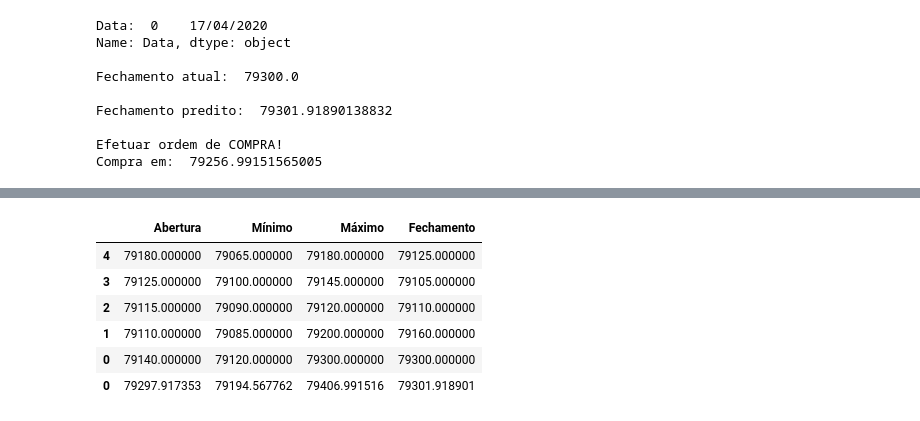
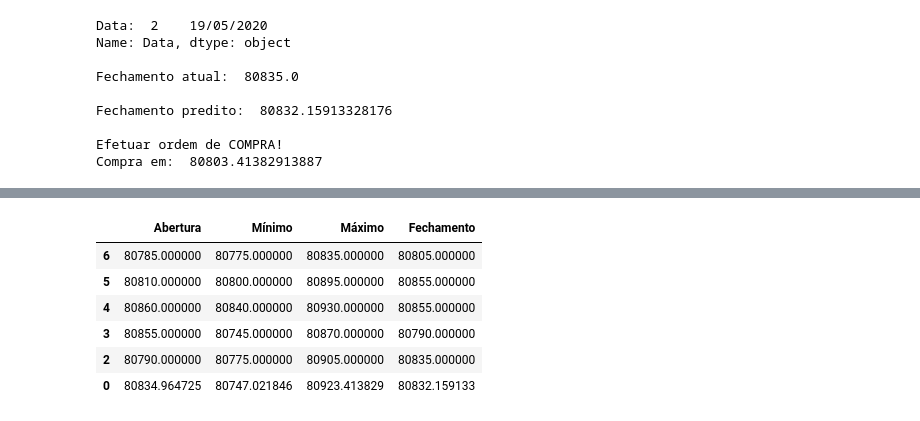
Before and after one commit to arthurmb98/Trade, a Jupyter notebook: linear_regression_trade.ipynb, the cells around one changed output, grey strips where cells are left out. Drawn from its saved outputs; the diff is of its cells as text; code cells hidden in the pictures.

```diff
--- a/linear_regression_trade.ipynb
+++ b/linear_regression_trade.ipynb
@@ -233,0 +216,14 @@ data_frame.describe()
+# %%
+# carrega o data frame FORMATO ANSI
+
+data_frame = pd.read_csv('Dados/WINJ20_1min_.csv', sep=';',encoding = "ISO-8859-1") # data frame
+
+data_frame['Data'] = pd.to_datetime(data_frame['Data'], format='%d/%m/%Y',errors='ignore')
+data_frame['Hora'] = pd.to_datetime(data_frame['Hora']).dt.time
+
+data_frame['Variação'] = data_frame['Fechamento'].sub(data_frame['Abertura'])
+data_frame['Variação(%)'] = 100*data_frame['Fechamento'].sub(data_frame['Abertura']).div(data_frame['Fechamento'])
+#data_frame['Média'] = data_frame['Fechamento'].add(data_frame['Abertura']).add(data_frame['Máximo']).add(data_frame['Mínimo']).div(4)
+data_frame = data_frame.sort_values(by=['Data', 'Hora'])
+
+data_frame.head()
@@ -236,9 +239,18 @@ data_frame.describe()
 
 features_entrada = ['Abertura','Mínimo','Máximo','Fechamento']
 
-model_abertura = fit_model_abertura_saida_atrasada(data_frame)
-model_minimo = fit_model_minimo_saida_atrasada(data_frame)
-model_maximo = fit_model_maximo_saida_atrasada(data_frame)
-model_fechamento = fit_model_fechamento_saida_atrasada(data_frame)
+abertura = data_frame['Abertura']
+minimo = data_frame['Mínimo']
+maximo = data_frame['Máximo']
+fechamento = data_frame['Fechamento']
+
+modelo = LinearRegression()
+
+show_errors = True
+
+model_abertura = fit_model_saida_atrasada(data_frame[features_entrada], abertura, modelo, "Abertura", show_errors)
+model_minimo = fit_model_saida_atrasada(data_frame[features_entrada], minimo, modelo, "Mínimo", show_errors)
+model_maximo= fit_model_saida_atrasada(data_frame[features_entrada], maximo, modelo, "Máximo", show_errors)
+model_fechamento = fit_model_saida_atrasada(data_frame[features_entrada], fechamento, modelo, "Fechamento", show_errors)
 # %% [output]
 ---------------------------------------------------
@@ -419,5 +305,5 @@ Média do Gap dos Ganhos:  39.48892863530754
 # %%
-desconhecido = pd.read_csv('Dados/WINM20_1min.csv')
+desconhecido = pd.read_csv('Dados/WINM20_1min_teste.csv')
 desconhecido['Variação'] = desconhecido['Fechamento'].sub(desconhecido['Abertura'])
 desconhecido['Data'] = pd.to_datetime(desconhecido['Data'], format='%d/%m%/Y',errors='ignore')
 desconhecido['Hora'] = pd.to_datetime(desconhecido['Hora']).dt.time
@@ -426,7 +312,7 @@ desconhecido = desconhecido.sort_values(by=['Data', 'Hora'])
 limiar_gap = 120 # gap_maximo = 10 # pontos
 erro_ordem = 120 # pontos
 
-dia_x = 0 # dia atual
+dia_x = 2 # dia atual
 
 x_desconhecido = desconhecido[features_entrada][len(desconhecido)-1-dia_x:len(desconhecido)-dia_x]
 fechamento_x = float(x_desconhecido['Fechamento'].to_numpy())
@@ -465,40 +351,40 @@ if(predicao_gap <= limiar_gap):
     print()
 else:
     print("NÃO Efetuar ordem!")
     print()
     print("Gap: ", predicao_abertura - fechamento_x)
     print()
     print("Variação: ", predicao_fechamento - predicao_abertura)
 
 # candles dos ultimos dias.
 
 ultimos_dias = 5 # quantidade de dias anterior ao predito
 
 df = pd.DataFrame(data={'Abertura': [float(predicao_abertura)],'Máximo': [float(predicao_maximo)],'Mínimo': [float(predicao_minimo)],'Fechamento': [float(predicao_fechamento)]})
 dataset = desconhecido[features_entrada][len(desconhecido)-ultimos_dias-dia_x:len(desconhecido)-dia_x].append(df)
 dados = go.Candlestick(
                        open=dataset['Abertura'],
                        high=dataset['Máximo'],
                        low=dataset['Mínimo'],
                        close=dataset['Fechamento'],
                        )
 py.offline.iplot([dados],filename='grafico_candlestick')
 dataset
 # %% [output]
-Data:  0    17/04/2020
+Data:  2    19/05/2020
 Name: Data, dtype: object
 
-Fechamento atual:  79300.0
+Fechamento atual:  80835.0
 
-Fechamento predito:  79301.91890138832
+Fechamento predito:  80832.15913328176
 
 Efetuar ordem de COMPRA!
-Compra em:  79256.99151565005
+Compra em:  80803.41382913887
 [interactive output not drawn]
 |  | Abertura | Mínimo | Máximo | Fechamento |
-| 4 | 79180.000000 | 79065.000000 | 79180.000000 | 79125.000000 |
-| 3 | 79125.000000 | 79100.000000 | 79145.000000 | 79105.000000 |
-| 2 | 79115.000000 | 79090.000000 | 79120.000000 | 79110.000000 |
-| 1 | 79110.000000 | 79085.000000 | 79200.000000 | 79160.000000 |
-| 0 | 79140.000000 | 79120.000000 | 79300.000000 | 79300.000000 |
-| 0 | 79297.917353 | 79194.567762 | 79406.991516 | 79301.918901 |
+| 6 | 80785.000000 | 80775.000000 | 80835.000000 | 80805.000000 |
+| 5 | 80810.000000 | 80800.000000 | 80895.000000 | 80855.000000 |
+| 4 | 80860.000000 | 80840.000000 | 80930.000000 | 80855.000000 |
+| 3 | 80855.000000 | 80745.000000 | 80870.000000 | 80790.000000 |
+| 2 | 80790.000000 | 80775.000000 | 80905.000000 | 80835.000000 |
+| 0 | 80834.964725 | 80747.021846 | 80923.413829 | 80832.159133 |
```
Also changed, not shown: parts of 6 cells of this notebook.
